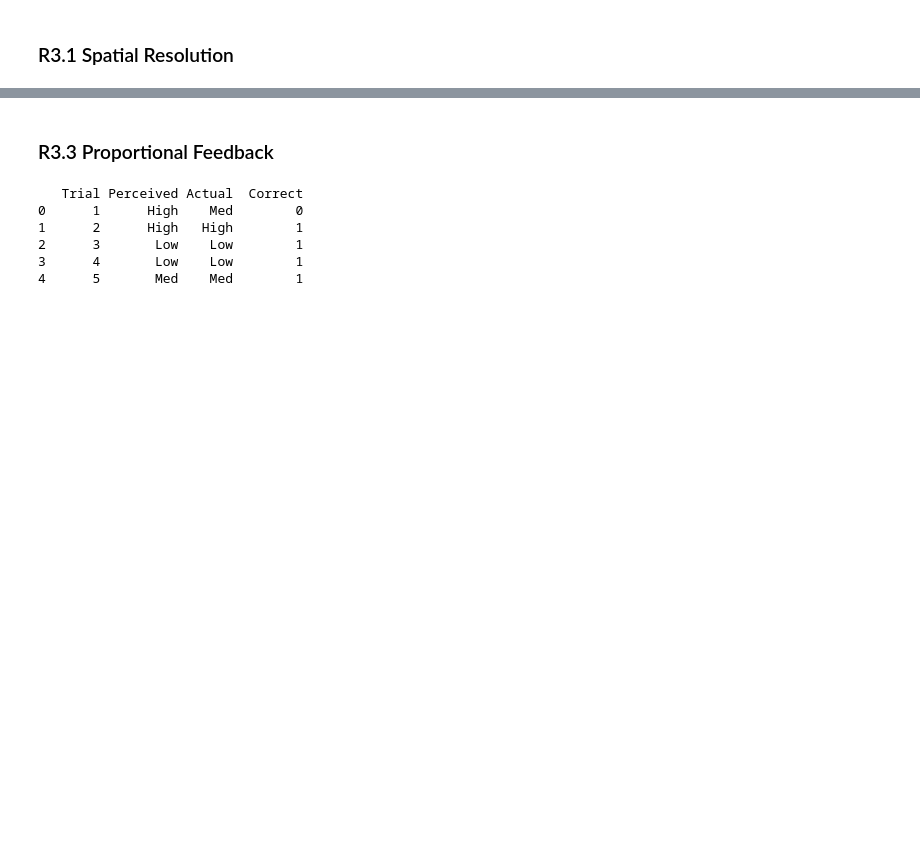
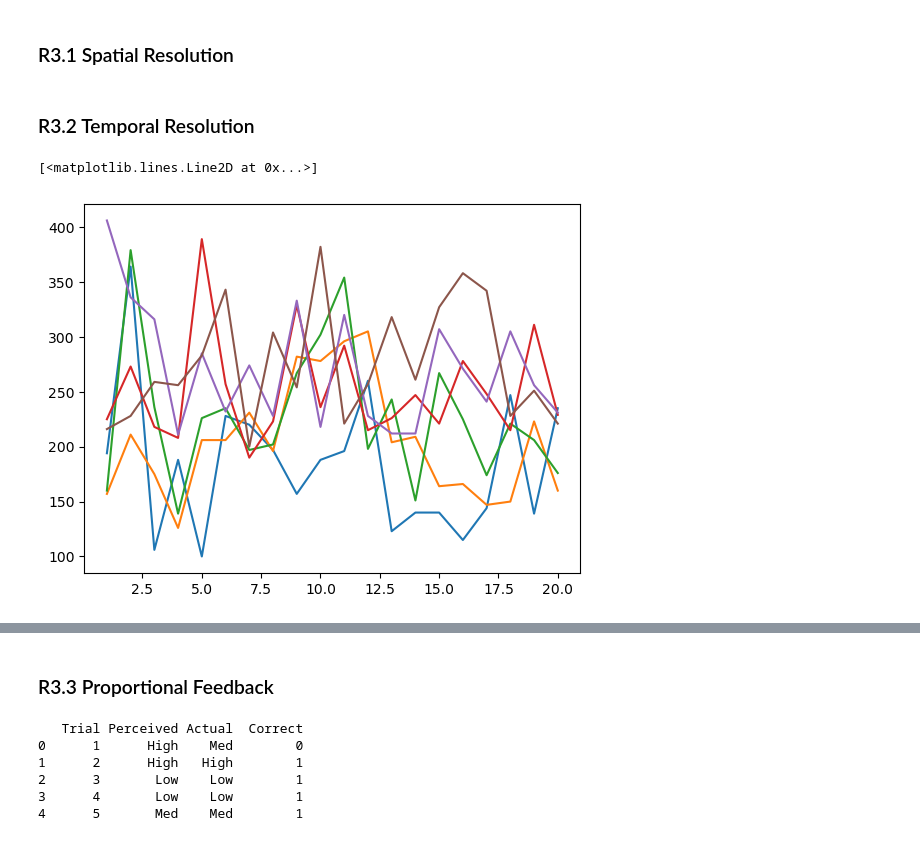
Before and after one commit to kateharvey/capstone, a Jupyter notebook: testing/testing.ipynb, the cells around one changed output, grey strips where cells are left out. Cells and saved outputs as stored; diff of their text form; code cells hidden in the pictures; blank space fills up the shorter version.

```diff
--- a/testing/testing.ipynb
+++ b/testing/testing.ipynb
@@ -7,3 +7,18 @@ import numpy as np
 ### R3.1 Spatial Resolution
 # %%
 # 100 % accuracy, no plot needed
+# %% [markdown]
+### R3.2 Temporal Resolution
+# %%
+r3_2 = pd.read_csv('R3_2.csv')
+# %%
+fig, ax = plt.subplots()
+ax.plot(r3_2['Trial'], r3_2['a_control'], label='A Control')
+ax.plot(r3_2['Trial'], r3_2['c_control'], label='C Control')
+ax.plot(r3_2['Trial'], r3_2['k_control'], label='K Control')
+ax.plot(r3_2['Trial'], r3_2['a_bladder'], label='A Bladder')
+ax.plot(r3_2['Trial'], r3_2['c_bladder'], label='C Bladder')
+ax.plot(r3_2['Trial'], r3_2['k_bladder'], label='K Bladder')
+# %% [output]
+[<matplotlib.lines.Line2D at 0x...>]
+[figure, added]
```
Also changed, not shown: parts of 3 cells of this notebook, 2 other files.
